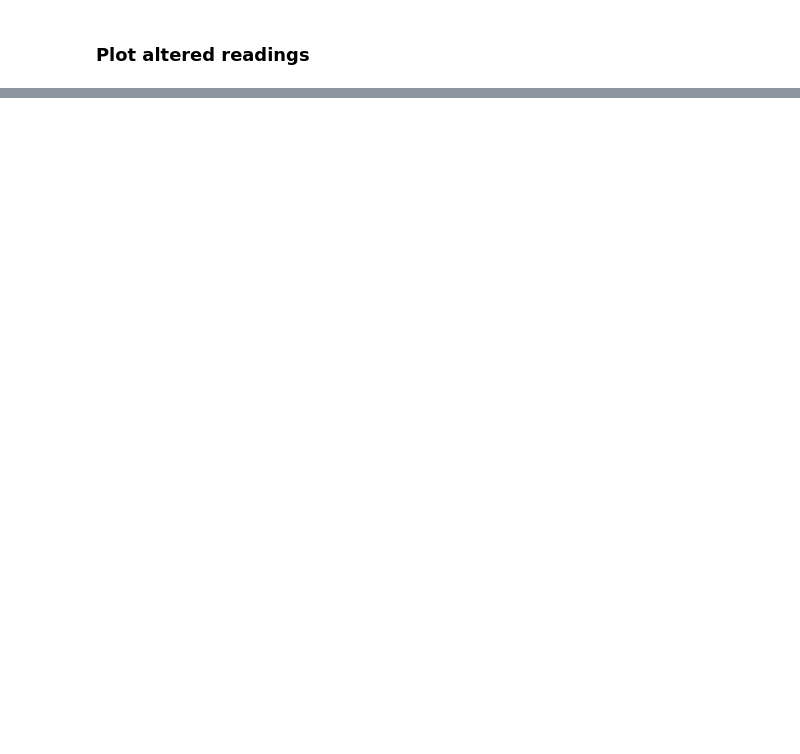
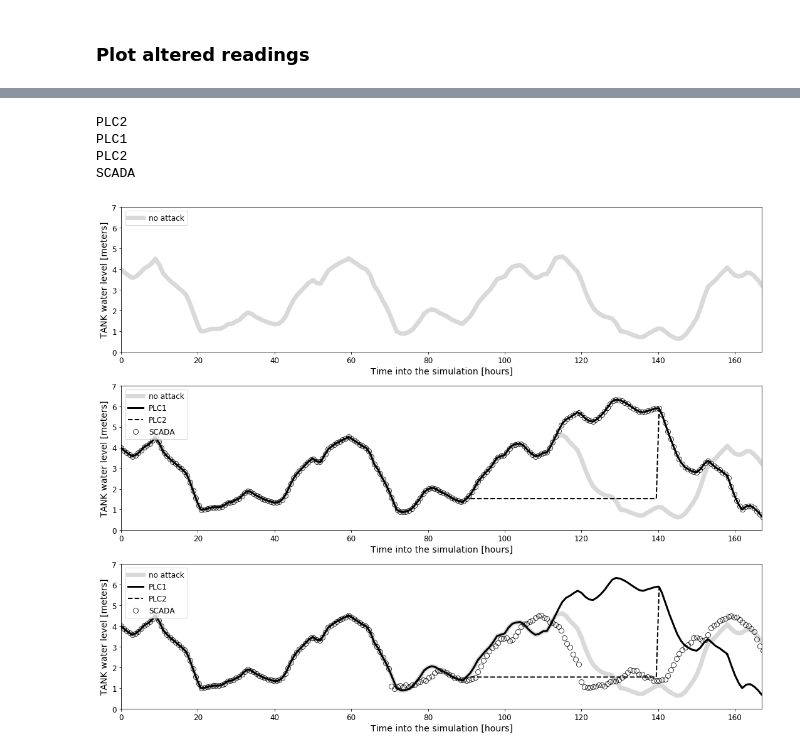
Before and after one commit to rtaormina/epanetCPA, a Jupyter notebook: plot_results.ipynb, the cells around one changed output, grey strips where cells are left out. Cells and saved outputs as stored; diff of their text form; code cells hidden in the pictures; blank space fills up the shorter version.

```diff
--- a/plot_results.ipynb
+++ b/plot_results.ipynb
@@ -154,0 +82,78 @@ f.savefig('Figure.svg')
+# %%
+import matplotlib as mpl
+label_size = 12
+mpl.rcParams['xtick.labelsize'] = label_size
+mpl.rcParams['ytick.labelsize'] = label_size
+
+
+colors = ['k','k']
+linestyles = ['--','']
+markers = ['','o']
+
+for tup, _ in alt_df.groupby(['variable','sensor']):
+    # get sensor
+    sensor = '{}_{}'.format(tup[0],tup[1])
+    ixes0 = (alt_df['variable'] == tup[0]) & (alt_df['sensor'] == tup[1])
+
+    # create subplot
+    f, axes = plt.subplots(3,figsize=(15,12))
+
+    # first plot
+    df0[sensor].plot(ax = axes[0], label = 'no attack',color='0.85', linewidth = 7)
+    axes[0].legend(fontsize = 12, loc = 2)
+    axes[0].legend(fontsize = 12, loc = 2)
+    axes[0].set_ylim([0,7])
+    axes[0].set_xlim([0,167])
+    axes[0].set_xlabel('Time into the simulation [hours]', fontsize = 14)
+    axes[0].set_ylabel('TANK water level [meters]', fontsize = 14)
+
+    # second plot
+    df0[sensor].plot(ax = axes[1], label = 'no attack',color='0.85', linewidth = 7)
+    # plot attack ground truth
+    df[sensor].plot(ax = axes[1], label = 'PLC1',color='k',linestyle='-', linewidth = 3)
+    # plot what PLCs and SCADA see
+    altered_layers = ['PLC2','PLC1']
+    labels = ['PLC2','SCADA']
+    for layer, color, style, marker, label in zip(altered_layers,colors,linestyles, markers, labels):
+        print(layer)
+        temp0 = df[sensor].copy()
+        ixes = (alt_df['layer'] == layer) & ixes0
+        temp1 = alt_df[ixes][['timestamp','reading']].set_index('timestamp')
+        temp0.loc[temp0.index.intersection(temp1.index)] = temp1.reading
+        temp0.loc[np.arange(0,168,0.75)].plot(ax=axes[1], label = '%s'%label, color=color, linestyle=style,
+                   linewidth = 2, marker = marker, markerfacecolor="None", markersize = 8, markeredgewidth=0.75)
+    axes[1].legend(fontsize = 12, loc = 2)
+    axes[1].set_ylim([0,7])
+    axes[1].set_xlim([0,167])
+    axes[1].set_xlabel('Time into the simulation [hours]', fontsize = 14)
+    axes[1].set_ylabel('TANK water level [meters]', fontsize = 14)
+
+    # third plot
+    df0[sensor].plot(ax = axes[2], label = 'no attack',color='0.85', linewidth = 7)
+    # plot attack ground truth
+    df[sensor].plot(ax = axes[2], label = 'PLC1',color='k',linestyle='-', linewidth = 3)
+    # plot what PLCs and SCADA see
+    altered_layers = ['PLC2','SCADA']
+    labels = ['PLC2','SCADA']
+    for layer, color, style, marker, label in zip(altered_layers,colors,linestyles, markers, labels):
+        print(layer)
+        temp0 = df[sensor].copy()
+        ixes = (alt_df['layer'] == layer) & ixes0
+        temp1 = alt_df[ixes][['timestamp','reading']].set_index('timestamp')
+        temp0.loc[temp0.index.intersection(temp1.index)] = temp1.reading
+        temp0.loc[np.arange(0,168,0.75)].plot(ax=axes[2], label = '%s'%label, color=color, linestyle=style,
+                   linewidth = 2, marker = marker, markerfacecolor="None", markersize = 8, markeredgewidth=0.75)
+    axes[2].legend(fontsize = 12, loc = 2)
+    axes[2].set_ylim([0,7])
+    axes[2].set_xlim([0,167])
+    axes[2].set_xlabel('Time into the simulation [hours]', fontsize = 14)
+    axes[2].set_ylabel('TANK water level [meters]', fontsize = 14)
+
+f.tight_layout()
+f.savefig('Figure.svg')
+# %% [output]
+PLC2
+PLC1
+PLC2
+SCADA
+[figure, added]
```
Also changed, not shown: parts of 4 cells of this notebook, 3 other files.
